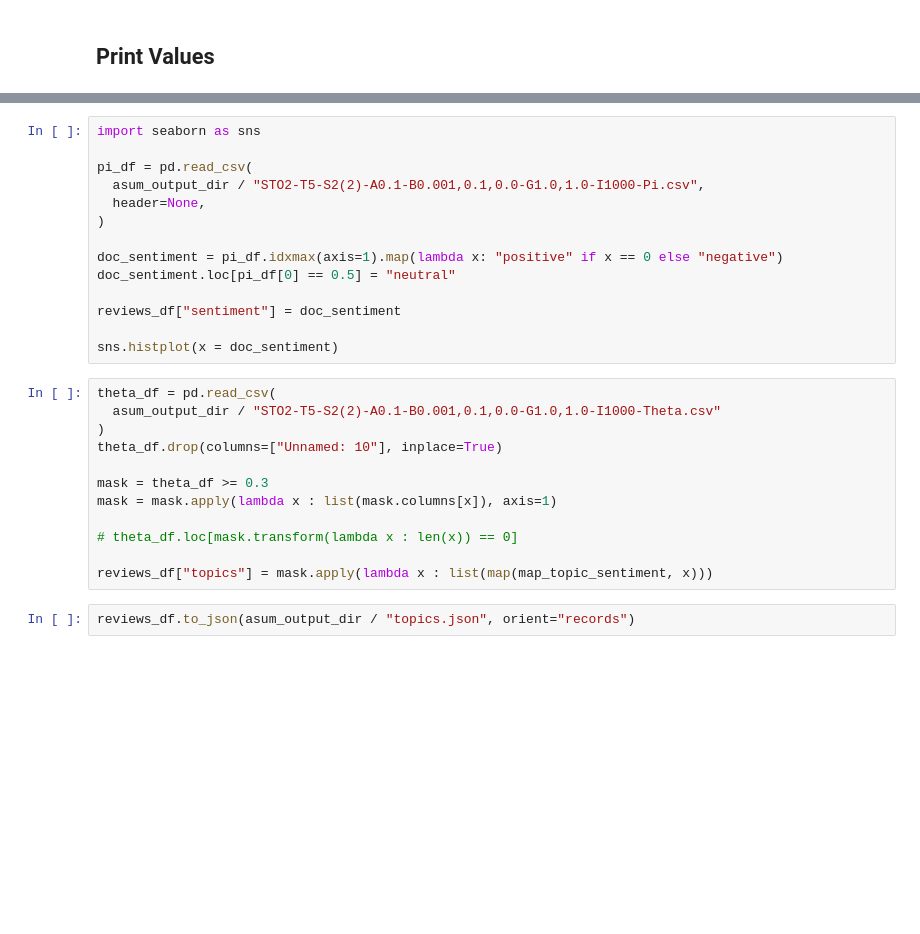
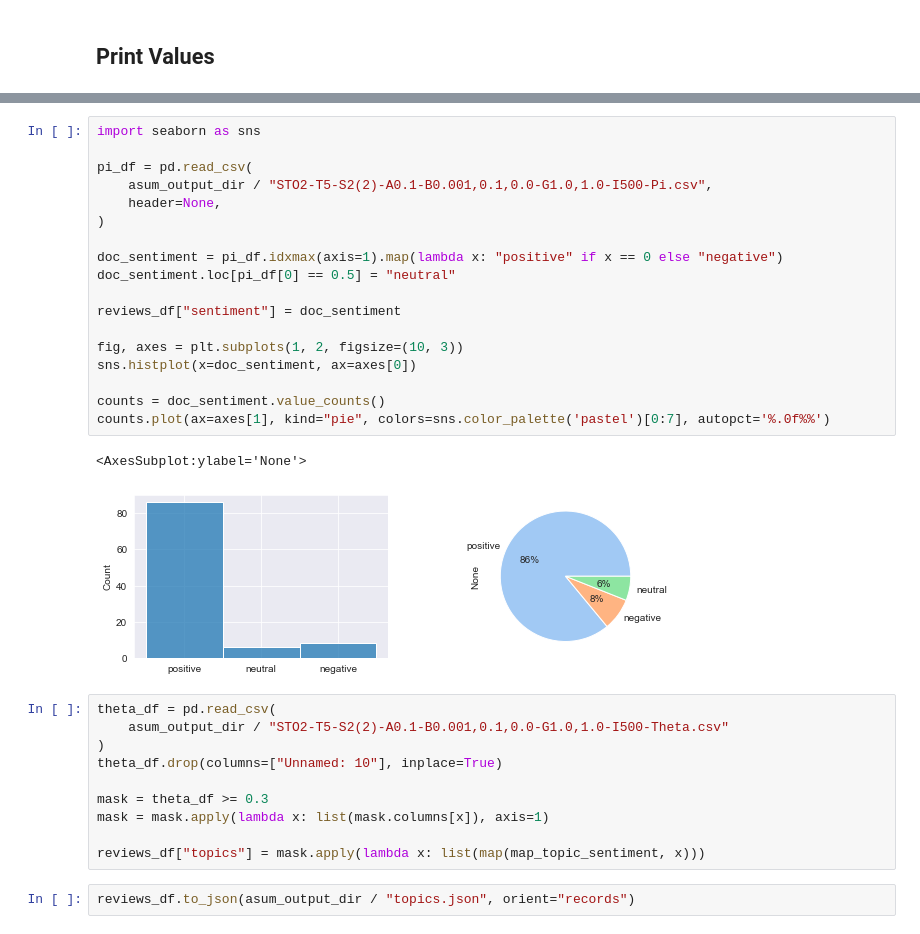
Before and after one commit to saiteki-kai/amazon-reviews, a Jupyter notebook: notebooks/asum.ipynb, the cells around one changed output, grey strips where cells are left out. Saved outputs shown, nothing was run; the diff lists cells and outputs as text; blank space fills up the shorter version.

```diff
--- a/notebooks/asum.ipynb
+++ b/notebooks/asum.ipynb
@@ -106,28 +130,33 @@ fig.tight_layout()
 # %%
 import seaborn as sns
 
 pi_df = pd.read_csv(
-  asum_output_dir / "STO2-T5-S2(2)-A0.1-B0.001,0.1,0.0-G1.0,1.0-I1000-Pi.csv",
-  header=None,
+    asum_output_dir / "STO2-T5-S2(2)-A0.1-B0.001,0.1,0.0-G1.0,1.0-I500-Pi.csv",
+    header=None,
 )
 
 doc_sentiment = pi_df.idxmax(axis=1).map(lambda x: "positive" if x == 0 else "negative")
 doc_sentiment.loc[pi_df[0] == 0.5] = "neutral"
 
 reviews_df["sentiment"] = doc_sentiment
 
-sns.histplot(x = doc_sentiment)
+fig, axes = plt.subplots(1, 2, figsize=(10, 3))
+sns.histplot(x=doc_sentiment, ax=axes[0])
+
+counts = doc_sentiment.value_counts()
+counts.plot(ax=axes[1], kind="pie", colors=sns.color_palette('pastel')[0:7], autopct='%.0f%%')
+# %% [output]
+<AxesSubplot:ylabel='None'>
+[figure, added]
 # %%
 theta_df = pd.read_csv(
-  asum_output_dir / "STO2-T5-S2(2)-A0.1-B0.001,0.1,0.0-G1.0,1.0-I1000-Theta.csv"
+    asum_output_dir / "STO2-T5-S2(2)-A0.1-B0.001,0.1,0.0-G1.0,1.0-I500-Theta.csv"
 )
 theta_df.drop(columns=["Unnamed: 10"], inplace=True)
 
 mask = theta_df >= 0.3
-mask = mask.apply(lambda x : list(mask.columns[x]), axis=1)
+mask = mask.apply(lambda x: list(mask.columns[x]), axis=1)
 
-# theta_df.loc[mask.transform(lambda x : len(x)) == 0]
-
-reviews_df["topics"] = mask.apply(lambda x : list(map(map_topic_sentiment, x)))
+reviews_df["topics"] = mask.apply(lambda x: list(map(map_topic_sentiment, x)))
 # %%
 reviews_df.to_json(asum_output_dir / "topics.json", orient="records")
```
Also changed, not shown: parts of 9 cells of this notebook.
